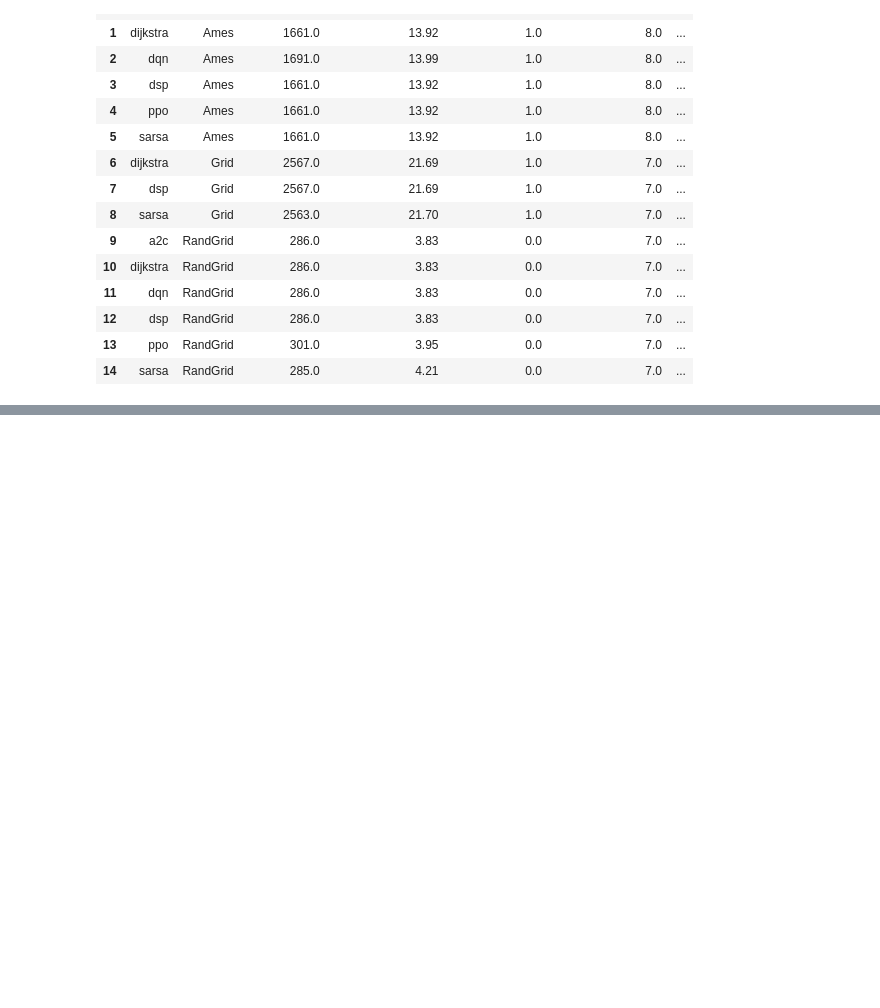
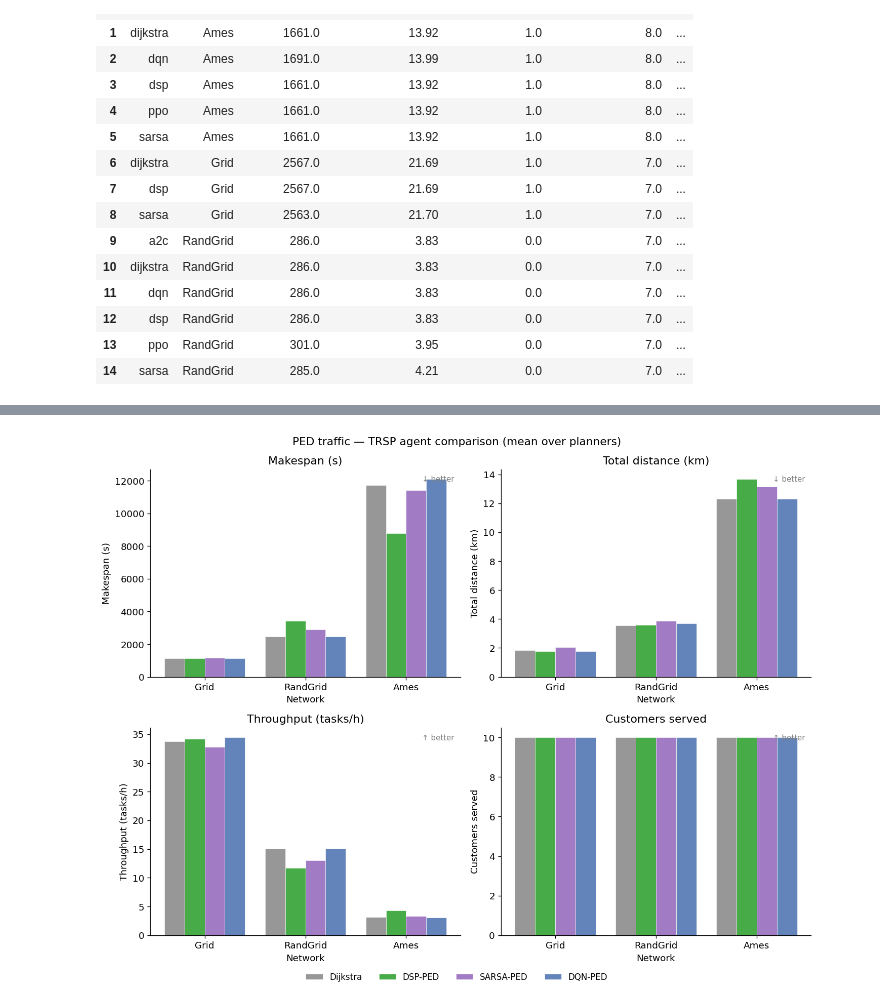
Before and after one commit to shinobi-wolf/FleetNav, a Jupyter notebook: notebooks/ta_evrp_sweep_analysis.ipynb, the cells around one changed output, grey strips where cells are left out. Cells and saved outputs as stored; diff of their text form; code cells hidden in the pictures; blank space fills up the shorter version.

```diff
--- a/notebooks/ta_evrp_sweep_analysis.ipynb
+++ b/notebooks/ta_evrp_sweep_analysis.ipynb
@@ -827,0 +911,45 @@ if not td_df.empty:
+# %%
+# ── PED: agent comparison — bars per network, averaged over planners ──────────
+if ped_df.empty or not PED_AGENT_ORDER:
+    print("No PED results loaded — run the PED sweep first.")
+else:
+    ped_metrics_cfg = [
+        ('makespan_s',             'Makespan (s)',         False),
+        ('total_distance_km',      'Total distance (km)',  False),
+        ('throughput_tasks_per_h', 'Throughput (tasks/h)', True),
+        ('customers_served',       'Customers served',     True),
+    ]
+
+    ped_agg = ped_df.groupby(['agent', 'network'])[METRICS].mean().reset_index()
+
+    x       = np.arange(len(PED_NET_ORDER))
+    width   = 0.8 / len(PED_AGENT_ORDER)
+    offsets = np.linspace(-(len(PED_AGENT_ORDER)-1)/2*width,
+                           (len(PED_AGENT_ORDER)-1)/2*width, len(PED_AGENT_ORDER))
+
+    fig, axes = plt.subplots(2, 2, figsize=(max(12, 2.5 * len(PED_AGENT_ORDER)), 9))
+    fig.suptitle('PED traffic — TRSP agent comparison (mean over planners)', fontsize=13)
+
+    for ax, (metric, ylabel, higher_better) in zip(axes.flat, ped_metrics_cfg):
+        for offset, agent in zip(offsets, PED_AGENT_ORDER):
+            vals = [
+                ped_agg[(ped_agg['agent'] == agent) & (ped_agg['network'] == net)][metric].mean()
+                for net in PED_NET_ORDER
+            ]
+            ax.bar(x + offset, vals, width, color=PED_AGENT_COLORS.get(agent, '#aaaaaa'), alpha=0.87,
+                   label=PED_AGENT_LABELS.get(agent, agent), edgecolor='white', linewidth=0.4)
+        ax.set_xticks(x)
+        ax.set_xticklabels(PED_NET_ORDER)
+        ax.set_xlabel('Network')
+        ax.set_ylabel(ylabel)
+        ax.set_title(ylabel)
+        ax.text(0.98, 0.97, '↑ better' if higher_better else '↓ better',
+                transform=ax.transAxes, ha='right', va='top', fontsize=9, color='gray')
+
+    handles, labels = axes.flat[0].get_legend_handles_labels()
+    fig.legend(handles, labels, loc='lower center', ncol=len(PED_AGENT_ORDER),
+               bbox_to_anchor=(0.5, -0.03), frameon=False, fontsize=10)
+    fig.tight_layout()
+    plt.show()
+# %% [output]
+[figure, added]
```
Also changed, not shown: parts of 6 cells of this notebook, 10 other files.
